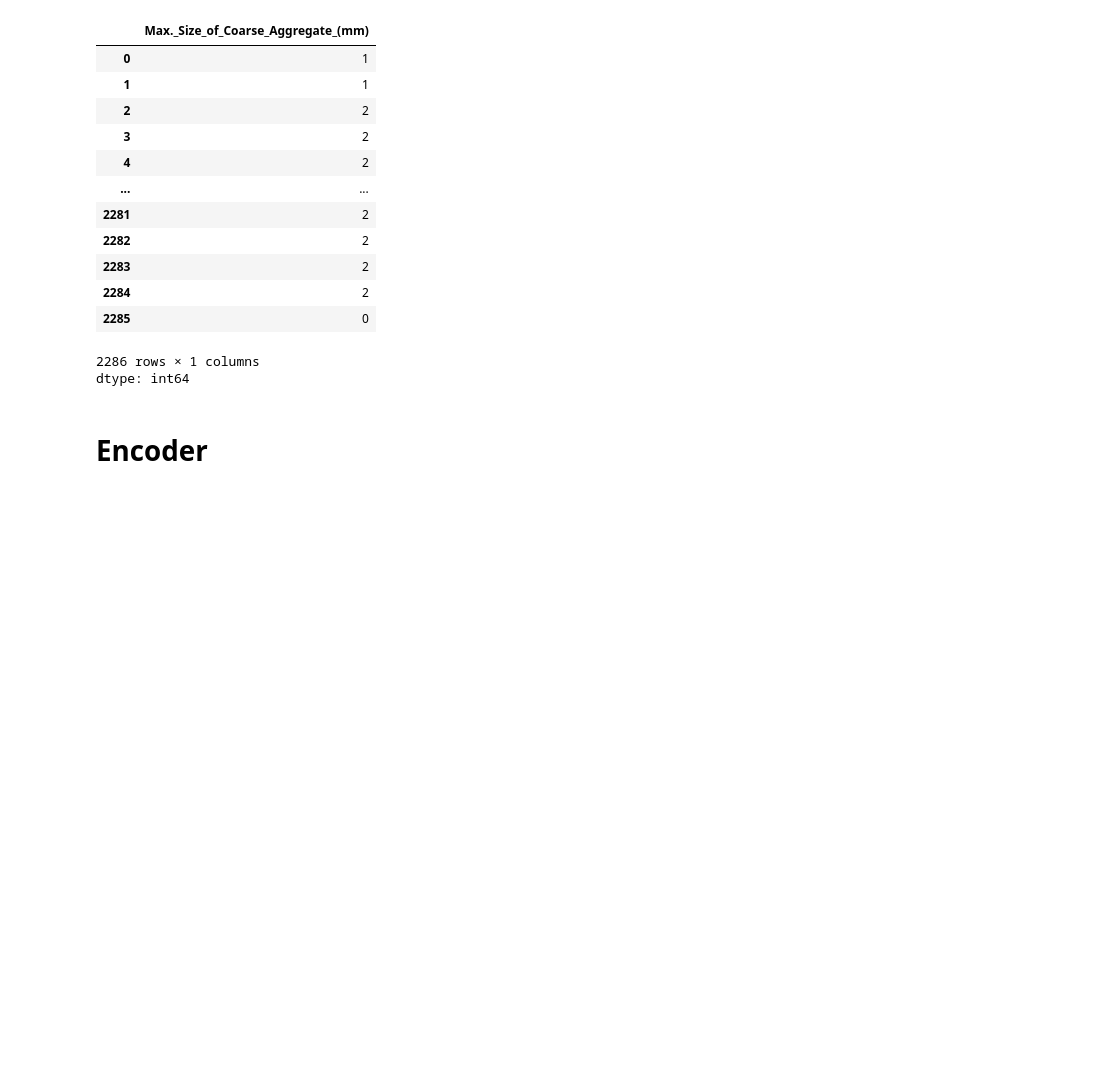
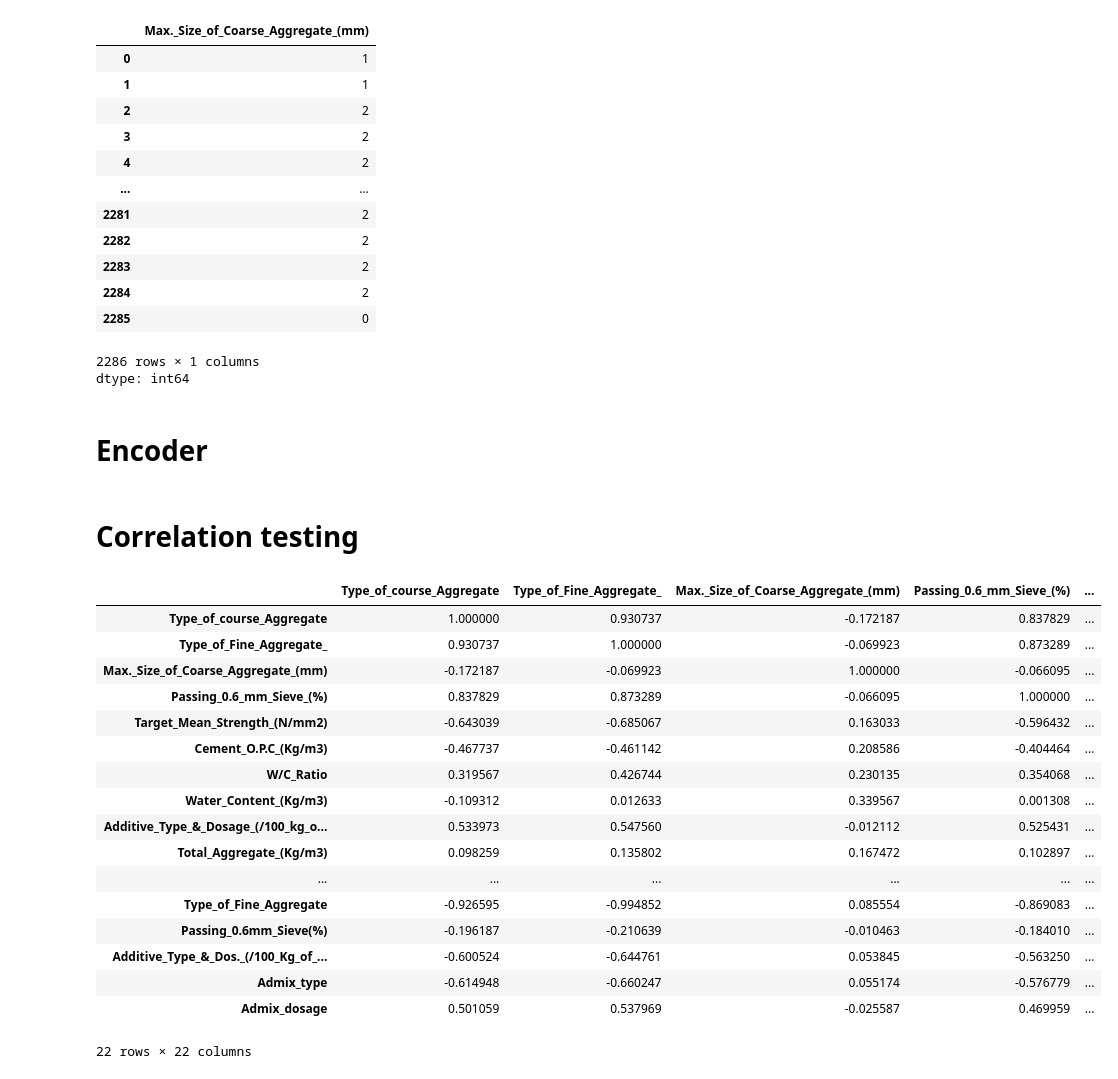
Before and after one commit to ArunK-ML/ML-Regression-Model---Concrete-Mix-Strength---Dataset, a Jupyter notebook: Concrete_Strength.ipynb, the cells around one changed output. Saved outputs shown, nothing was run; the diff lists cells and outputs as text; code cells hidden in the pictures; blank space fills up the shorter version.

```diff
--- a/Concrete_Strength.ipynb
+++ b/Concrete_Strength.ipynb
@@ -188,3 +188,27 @@ code = LabelEncoder()
 for i in df.select_dtypes(include="object").columns:
   df[i] = df[i].astype(str) # Convert to string type
   df[i] = code.fit_transform(df[i])
+# %% [markdown]
+# **Correlation testing**
+# %%
+corr_matrix = df.corr()
+corr_matrix
+# %% [output]
+|  | Type_of_course_Aggregate | Type_of_Fine_Aggregate_ | Max._Size_of_Coarse_Aggregate_(mm) | Passing_0.6_mm_Sieve_(%) | ... |
+| Type_of_course_Aggregate | 1.000000 | 0.930737 | -0.172187 | 0.837829 | ... |
+| Type_of_Fine_Aggregate_ | 0.930737 | 1.000000 | -0.069923 | 0.873289 | ... |
+| Max._Size_of_Coarse_Aggregate_(mm) | -0.172187 | -0.069923 | 1.000000 | -0.066095 | ... |
+| Passing_0.6_mm_Sieve_(%) | 0.837829 | 0.873289 | -0.066095 | 1.000000 | ... |
+| Target_Mean_Strength_(N/mm2) | -0.643039 | -0.685067 | 0.163033 | -0.596432 | ... |
+| Cement_O.P.C_(Kg/m3) | -0.467737 | -0.461142 | 0.208586 | -0.404464 | ... |
+| W/C_Ratio | 0.319567 | 0.426744 | 0.230135 | 0.354068 | ... |
+| Water_Content_(Kg/m3) | -0.109312 | 0.012633 | 0.339567 | 0.001308 | ... |
+| Additive_Type_&_Dosage_(/100_kg_o... | 0.533973 | 0.547560 | -0.012112 | 0.525431 | ... |
+| Total_Aggregate_(Kg/m3) | 0.098259 | 0.135802 | 0.167472 | 0.102897 | ... |
+| ... | ... | ... | ... | ... | ... |
+| Type_of_Fine_Aggregate | -0.926595 | -0.994852 | 0.085554 | -0.869083 | ... |
+| Passing_0.6mm_Sieve(%) | -0.196187 | -0.210639 | -0.010463 | -0.184010 | ... |
+| Additive_Type_&_Dos._(/100_Kg_of_... | -0.600524 | -0.644761 | 0.053845 | -0.563250 | ... |
+| Admix_type | -0.614948 | -0.660247 | 0.055174 | -0.576779 | ... |
+| Admix_dosage | 0.501059 | 0.537969 | -0.025587 | 0.469959 | ... |
+22 rows × 22 columns
```
Also changed, not shown: parts of 3 cells of this notebook.
